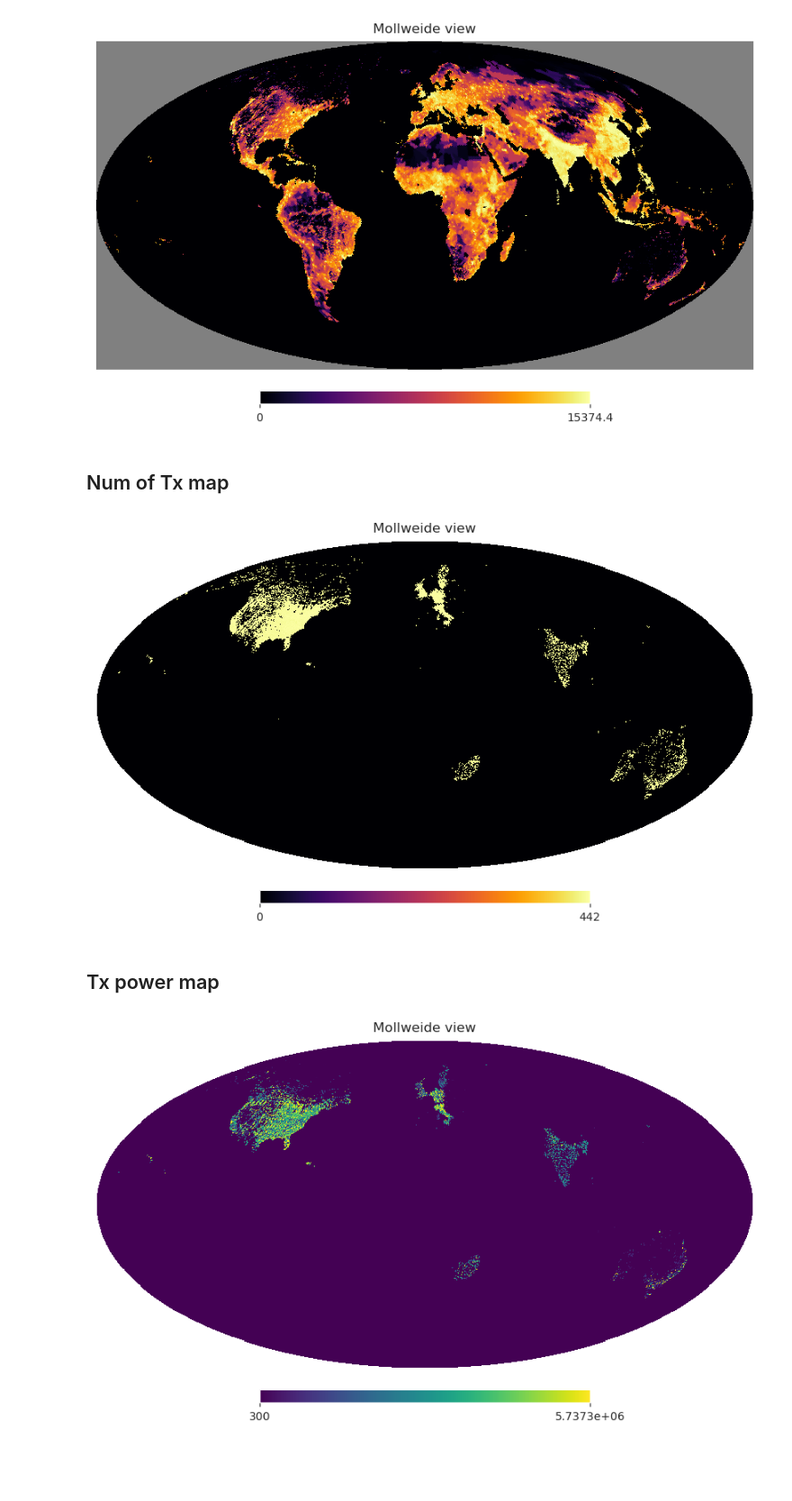
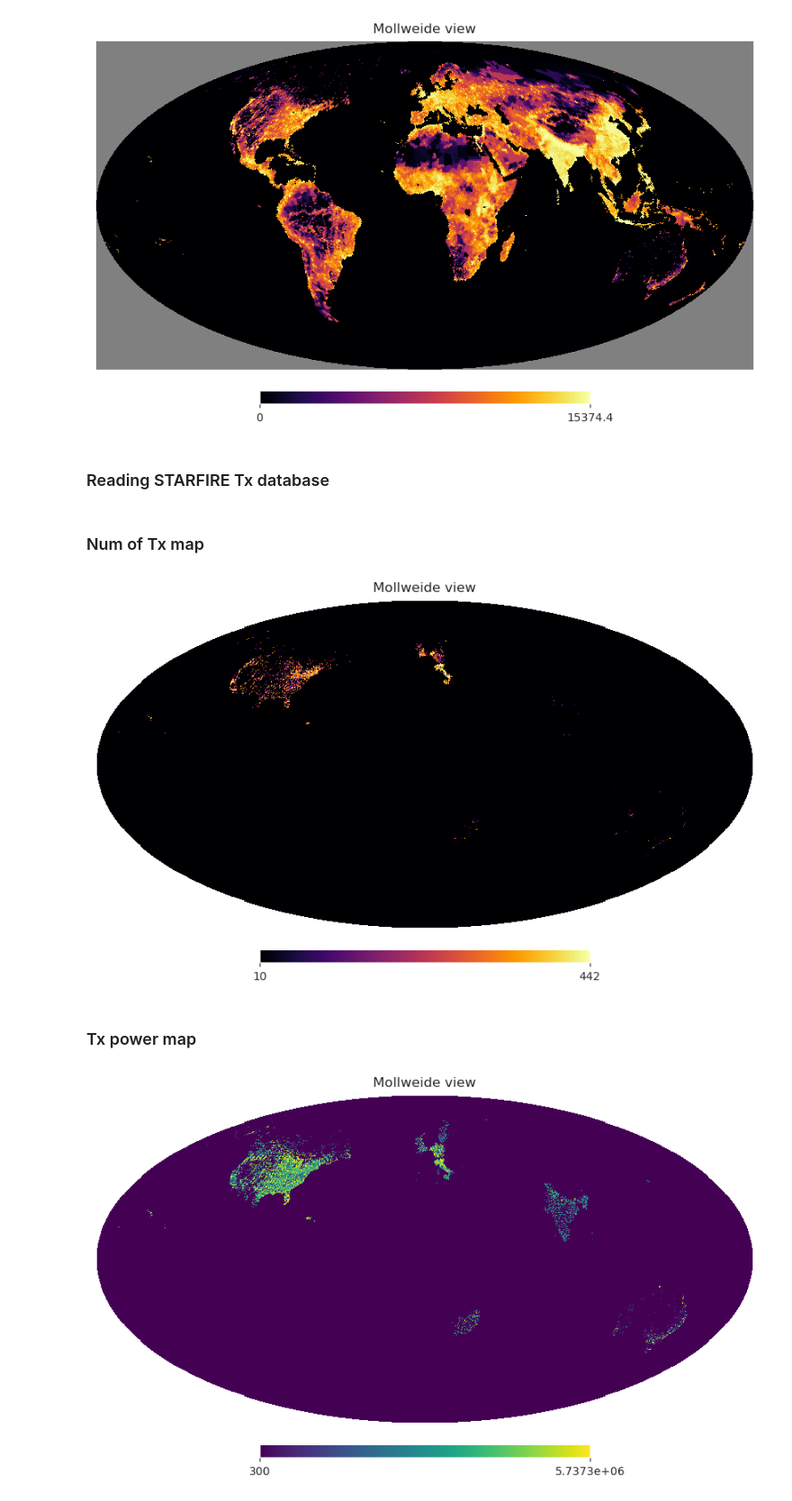
Before and after one commit to Bharatcs/rfi, a Jupyter notebook: Project/Stat_model_STARFIRE.ipynb, the cells around one changed output. Shown at 90% size. Saved outputs shown, nothing was run; the diff lists cells and outputs as text; code cells hidden in the pictures; blank space fills up the shorter version.

```diff
--- a/Project/Stat_model_STARFIRE.ipynb
+++ b/Project/Stat_model_STARFIRE.ipynb
@@ -48,6 +50,8 @@ hp.mollview(healpix_map, cmap="inferno", xsize=3000, flip="geo", norm="hist", mi
 plt.show()
 # %% [output]
 [figure]
+# %% [markdown]
+### Reading STARFIRE Tx database
 # %%
 csv_files = glob.glob('./database/*.csv')
 
@@ -69,17 +73,17 @@ lon_128=combined_df['Longitude in degrees'].to_numpy()
 power_128=combined_df['EIRP'].to_numpy()
 pixel_128=hp.ang2pix(128,lon_128,lat_128,lonlat=True)
 # %% [markdown]
-## Num of Tx map
+### Num of Tx map
 # %%
 Tx_num_128=np.zeros(hp.nside2npix(128))
 for pix in pixel_128:
     Tx_num_128[pix]+=1
-hp.mollview(Tx_num_128,flip='geo',min=0,cmap='inferno',norm='hist')
+hp.mollview(Tx_num_128,flip='geo',min=10,cmap='inferno',norm='hist')
 plt.show()
 # %% [output]
-[figure, old version]
+[figure, new version]
 # %% [markdown]
-## Tx power map
+### Tx power map
 # %%
 Tx_pow_128=np.zeros(hp.nside2npix(128))
 for index,p in enumerate(pixel_128):
```
Also changed, not shown: parts of 17 cells of this notebook, 2 other files.
